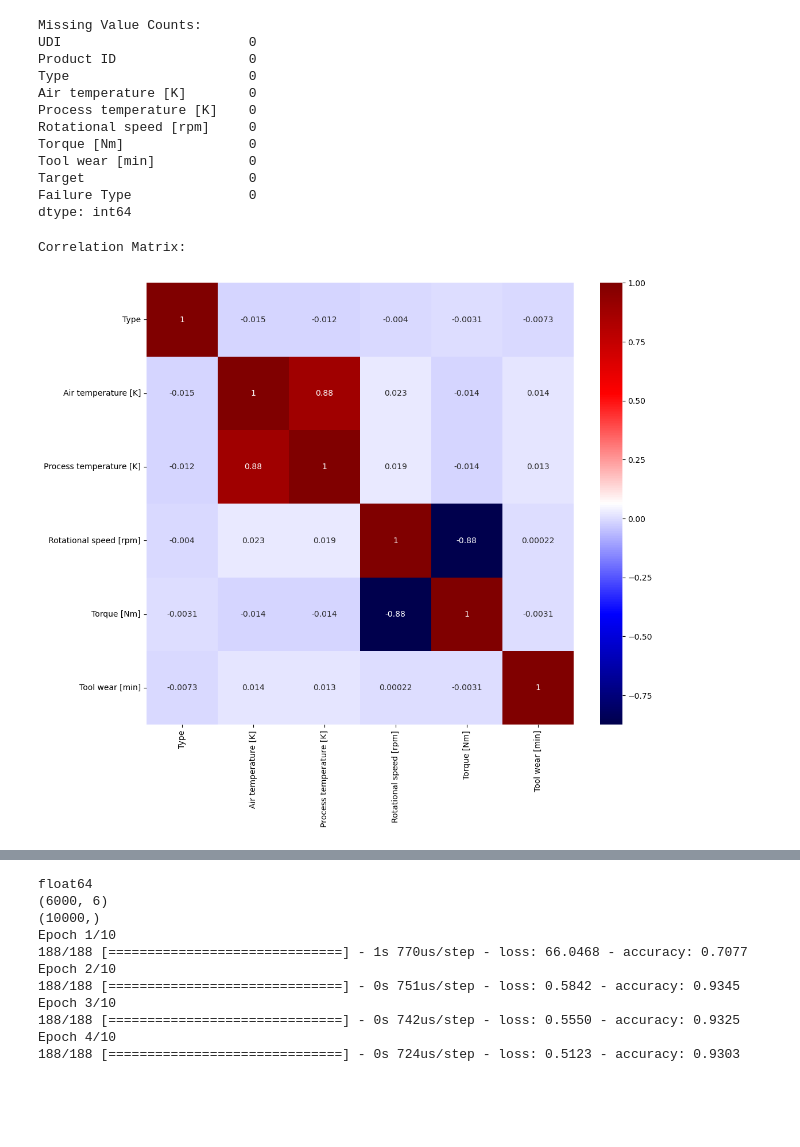
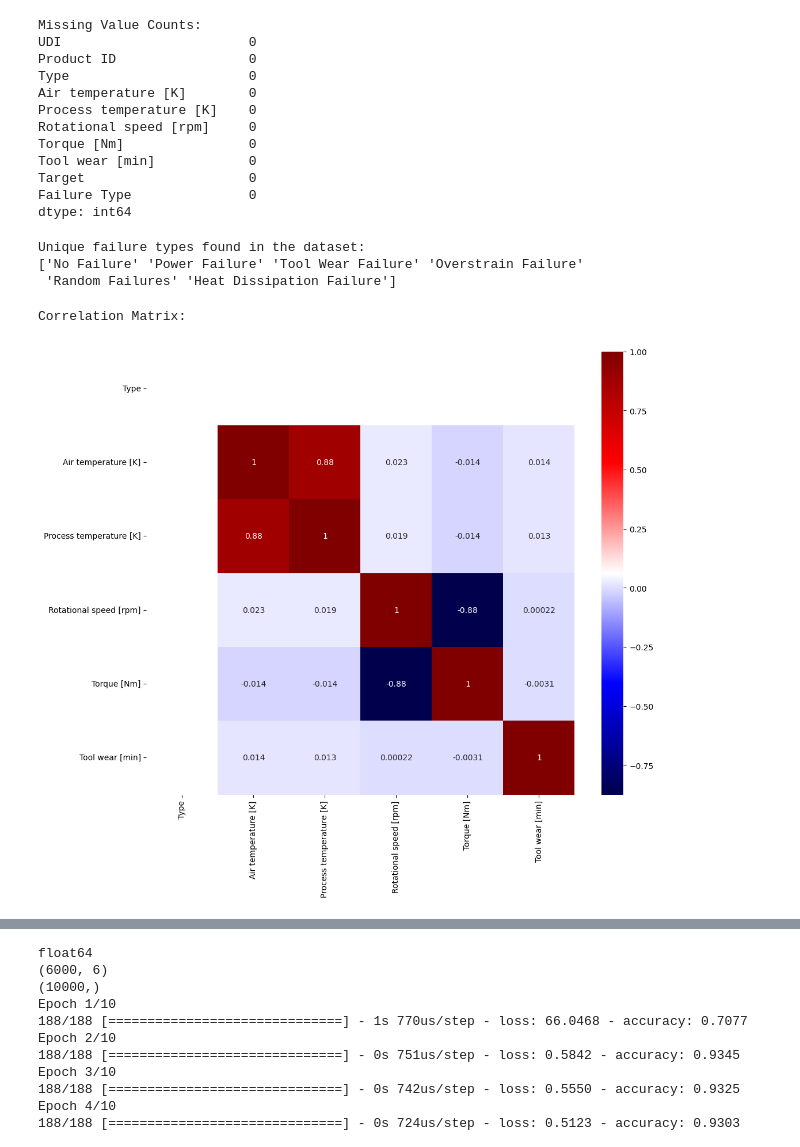
Before and after one commit to elan-wilkinson/Predicting-Manufacturing-Failure-Type, a Jupyter notebook: main.ipynb, the cells around one changed output, grey strips where cells are left out. Cells and saved outputs as stored; diff of their text form; code cells hidden in the pictures; blank space fills up the shorter version.

```diff
--- a/main.ipynb
+++ b/main.ipynb
@@ -22,12 +27,13 @@ from sklearn.metrics import accuracy_score
 # %%
 machining_failure_data = pd.read_csv('predictive_maintenance.csv')
 # %%
-failure_status = machining_failure_data['Target']
-failure_types = machining_failure_data['Failure Type']
+# 6/12/24 ACaterio: Moving this down into EDA
+# failure_status = machining_failure_data['Target']
+# failure_types = machining_failure_data['Failure Type']
 
-id_cols = ['UDI','Product ID']
+# id_cols = ['UDI','Product ID']
 
-machining_failure_data = machining_failure_data.drop(id_cols, axis=1)
-machining_failure_data = machining_failure_data.drop('Target', axis=1)
-machining_failure_data = machining_failure_data.drop('Failure Type', axis=1)
+# machining_failure_data = machining_failure_data.drop(id_cols, axis=1)
+# machining_failure_data = machining_failure_data.drop('Target', axis=1)
+# machining_failure_data = machining_failure_data.drop('Failure Type', axis=1)
 # %%
@@ -76,19 +93,44 @@ Tool wear [min]            0
 Target                     0
 Failure Type               0
 dtype: int64
+# %%
+# These are the Dependent Variables
+failure_status = machining_failure_data['Target']
+failure_types = machining_failure_data['Failure Type']
+
+# Unique ID variables
+id_cols = ['UDI','Product ID']
+
+# 6/12/24 ACaterio: Changing this variable's name so we keep the original dataset in machining_failure_data
+# machining_failure_data = machining_failure_data.drop(id_cols, axis=1)
+# machining_failure_data = machining_failure_data.drop('Target', axis=1)
+# machining_failure_data = machining_failure_data.drop('Failure Type', axis=1)
+# IV = Independent Variables
+machining_failure_IVs = machining_failure_data
+machining_failure_IVs = machining_failure_IVs.drop(id_cols, axis=1)
+machining_failure_IVs = machining_failure_IVs.drop('Target', axis=1)
+machining_failure_IVs = machining_failure_IVs.drop('Failure Type', axis=1)
+# %%
+# print failure_types unique vals
+print(f"Unique failure types found in the dataset:\n{failure_types.unique()}")
+# %% [output]
+Unique failure types found in the dataset:
+['No Failure' 'Power Failure' 'Tool Wear Failure' 'Overstrain Failure'
+ 'Random Failures' 'Heat Dissipation Failure']
 # %%
 # Make Type Column Ordinal
 machining_failure_data['Type'] = machining_failure_data['Type'].map({'L':0, 'M':1, 'H':2})
 # %%
 print("Correlation Matrix:")
-
+machining_failure_corrmat = machining_failure_IVs
+machining_failure_corrmat['Type'] = machining_failure_data['Type']
 plt.figure(figsize=(12,10))
-cor = machining_failure_data.corr()
+cor = machining_failure_corrmat.corr()
 sns.heatmap(cor, annot=True, cmap=plt.cm.seismic)
 plt.show()
 # %% [output]
 Correlation Matrix:
-[figure, old version]
+[figure, new version]
 # %%
 print("Comparative Box Plots For Each Feature:")
 fig, axes = plt.subplots(3, 2, figsize=(20, 20))
```
Also changed, not shown: parts of 19 cells of this notebook.
